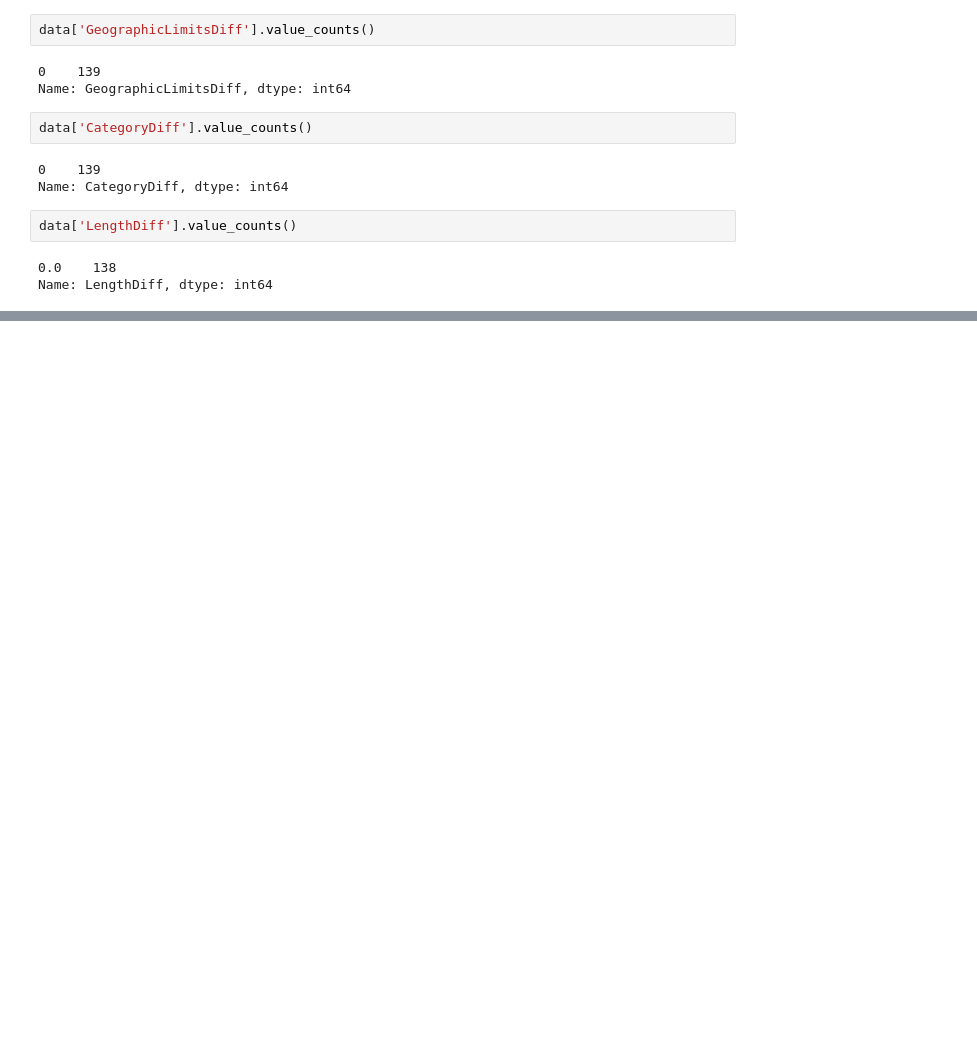
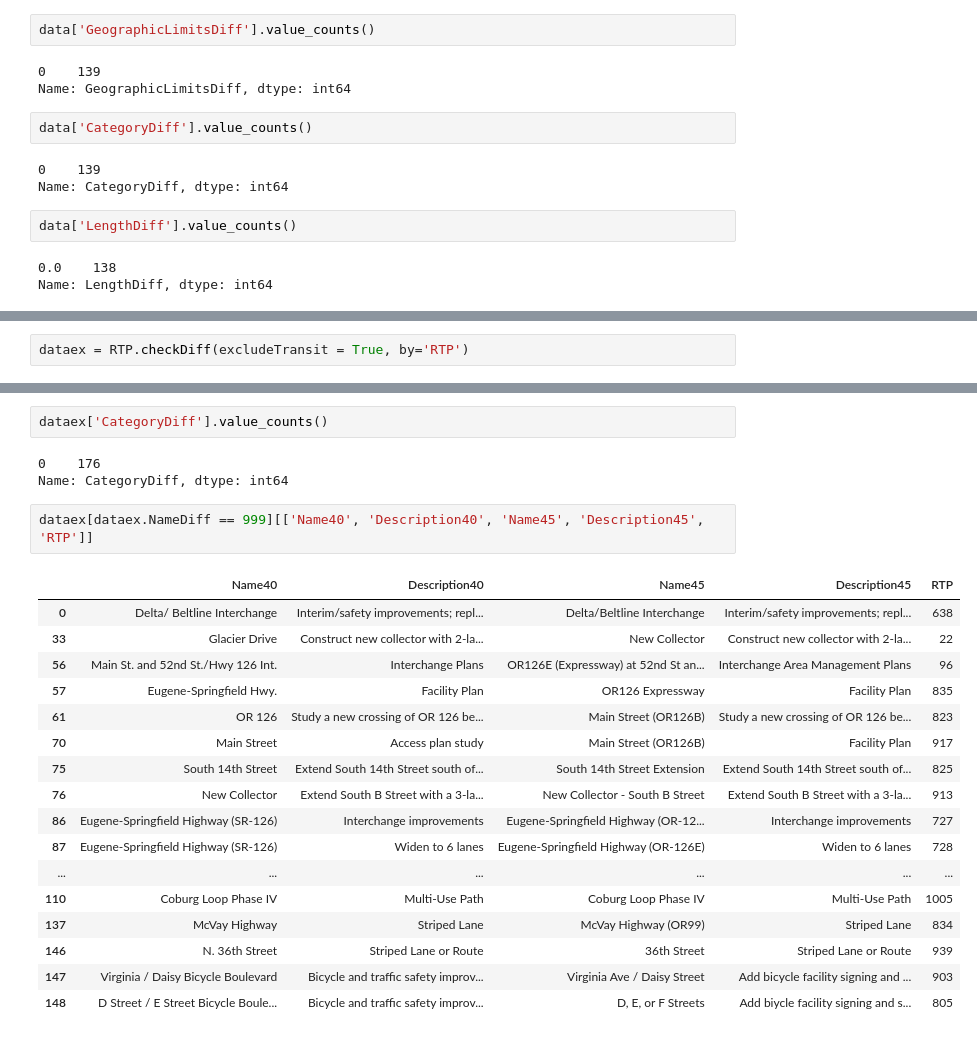
Before and after one commit to dongmeic/RTP, a Jupyter notebook: projlist/4.revise_RTP_data.ipynb, the cells around one changed output, grey strips where cells are left out. Saved outputs shown, nothing was run; the diff lists cells and outputs as text; blank space fills up the shorter version.

```diff
--- a/projlist/4.revise_RTP_data.ipynb
+++ b/projlist/4.revise_RTP_data.ipynb
@@ -114,0 +128,2 @@ data.shape
+# %%
+dataex = RTP.checkDiff(excludeTransit = True, by='RTP')
@@ -114,0 +179,25 @@ data.shape
+# %%
+dataex['CategoryDiff'].value_counts()
+# %% [output]
+0    176
+Name: CategoryDiff, dtype: int64
+# %%
+dataex[dataex.NameDiff == 999][['Name40', 'Description40', 'Name45', 'Description45', 'RTP']]
+# %% [output]
+|  | Name40 | Description40 | Name45 | Description45 | RTP |
+| 0 | Delta/ Beltline Interchange | Interim/safety improvements; repl... | Delta/Beltline Interchange | Interim/safety improvements; repl... | 638 |
+| 33 | Glacier Drive | Construct new collector with 2-la... | New Collector | Construct new collector with 2-la... | 22 |
+| 56 | Main St. and 52nd St./Hwy 126 Int. | Interchange Plans | OR126E (Expressway) at 52nd St an... | Interchange Area Management Plans | 96 |
+| 57 | Eugene-Springfield Hwy. | Facility Plan | OR126 Expressway | Facility Plan | 835 |
+| 61 | OR 126 | Study a new crossing of OR 126 be... | Main Street (OR126B) | Study a new crossing of OR 126 be... | 823 |
+| 70 | Main Street | Access plan study | Main Street (OR126B) | Facility Plan | 917 |
+| 75 | South 14th Street | Extend South 14th Street south of... | South 14th Street Extension | Extend South 14th Street south of... | 825 |
+| 76 | New Collector | Extend South B Street with a 3-la... | New Collector - South B Street | Extend South B Street with a 3-la... | 913 |
+| 86 | Eugene-Springfield Highway (SR-126) | Interchange improvements | Eugene-Springfield Highway (OR-12... | Interchange improvements | 727 |
+| 87 | Eugene-Springfield Highway (SR-126) | Widen to 6 lanes | Eugene-Springfield Highway (OR-126E) | Widen to 6 lanes | 728 |
+| ... | ... | ... | ... | ... | ... |
+| 110 | Coburg Loop Phase IV | Multi-Use Path | Coburg Loop Phase IV | Multi-Use Path | 1005 |
+| 137 | McVay Highway | Striped Lane | McVay Highway (OR99) | Striped Lane | 834 |
+| 146 | N. 36th Street | Striped Lane or Route | 36th Street | Striped Lane or Route | 939 |
+| 147 | Virginia / Daisy Bicycle Boulevard | Bicycle and traffic safety improv... | Virginia Ave / Daisy Street | Add bicycle facility signing and ... | 903 |
+| 148 | D Street / E Street Bicycle Boule... | Bicycle and traffic safety improv... | D, E, or F Streets | Add biycle facility signing and s... | 805 |
```
Also changed, not shown: parts of 28 cells of this notebook, 4 other files.
